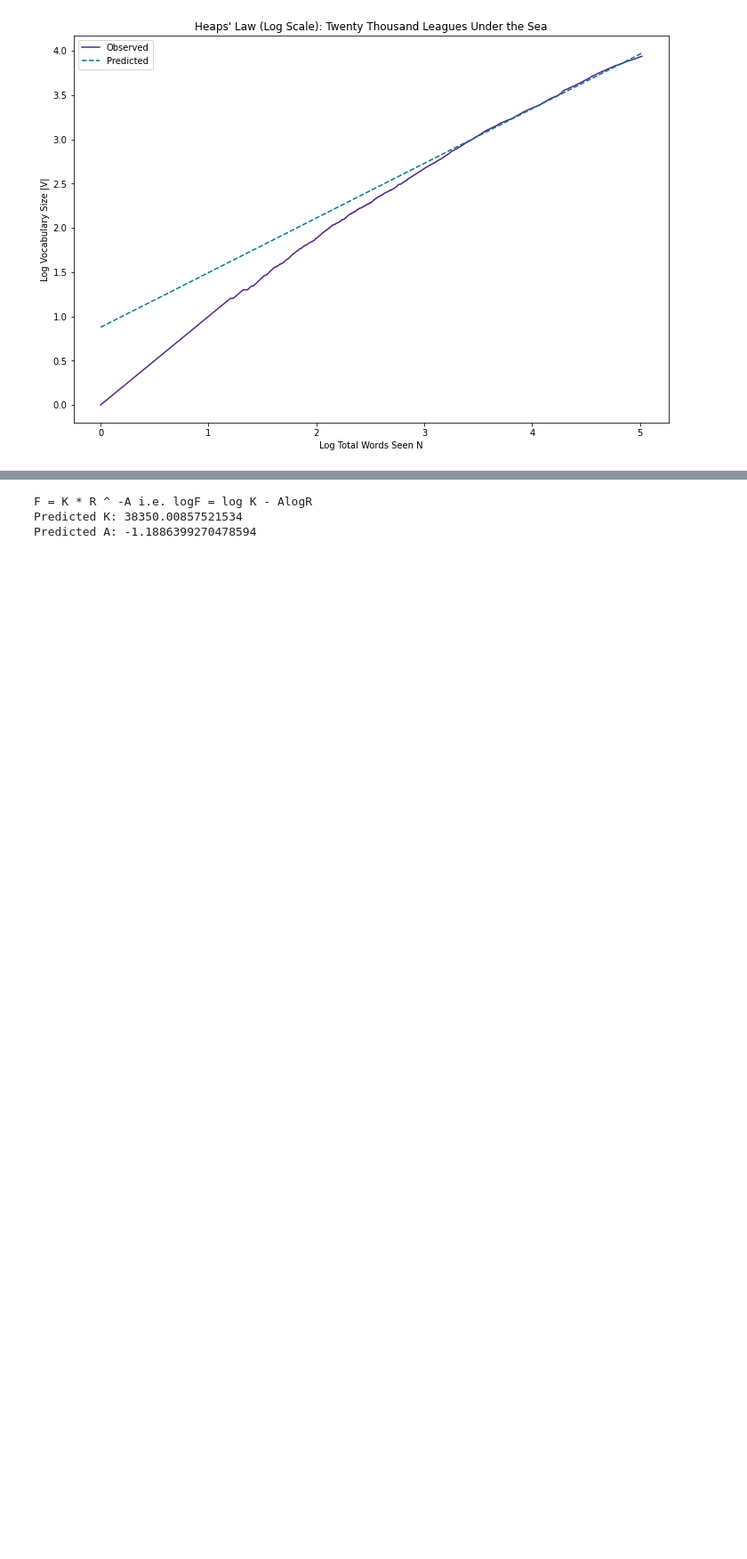
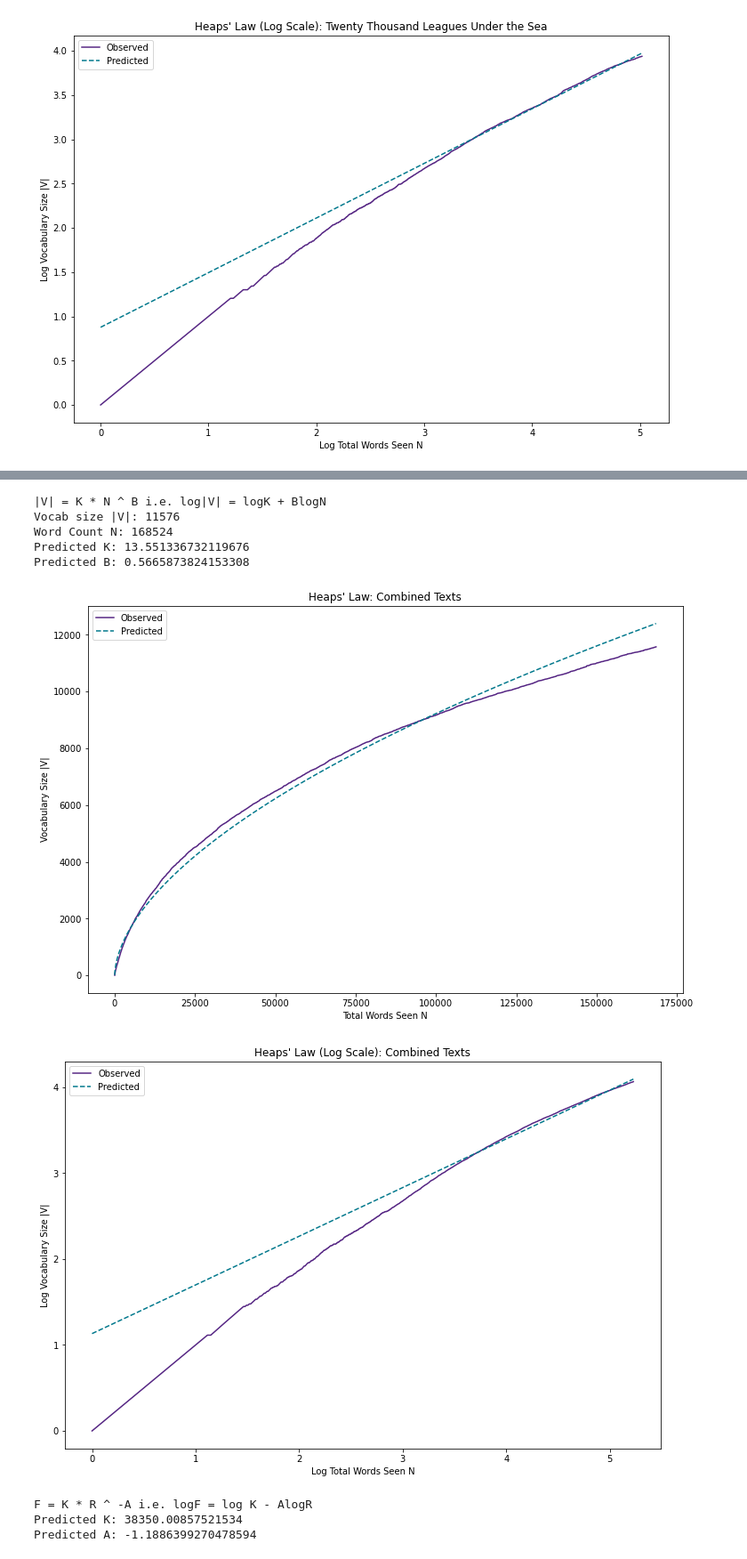
Before and after one commit to samar14641/ql-vocab-nets, a Jupyter notebook: quantitative_linguistics.ipynb, the cells around one changed output, grey strips where cells are left out. Shown: that part at 89% size. Drawn from its saved outputs; the diff is of its cells as text; code cells hidden in the pictures; blank space fills up the shorter version.

```diff
--- a/quantitative_linguistics.ipynb
+++ b/quantitative_linguistics.ipynb
@@ -207,5 +218,13 @@ Predicted B: 0.6172358549580007
 # %%
-# heaps_law(cob_sents, cob_title)
+heaps_law(cob_sents, cob_title)
+# %% [output]
+|V| = K * N ^ B i.e. log|V| = logK + BlogN
+Vocab size |V|: 11576
+Word Count N: 168524
+Predicted K: 13.551336732119676
+Predicted B: 0.5665873824153308
+[figure, added]
+[figure, added]
 # %%
 def zipfs_law(counts: Counter, name) -> None:
     """Plot Zipf's Law for a document
```
Also changed, not shown: parts of 6 cells of this notebook, 3 other files.
